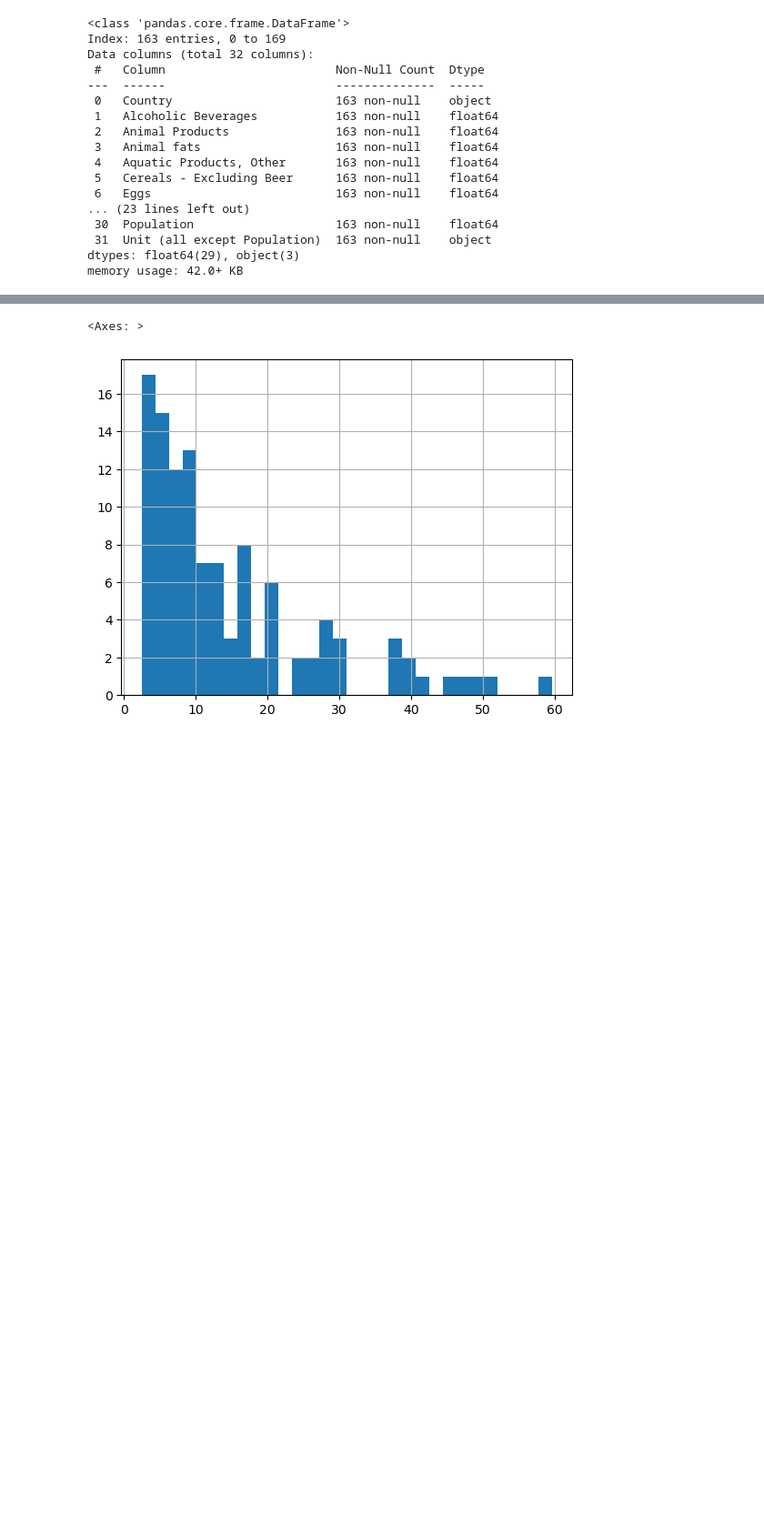
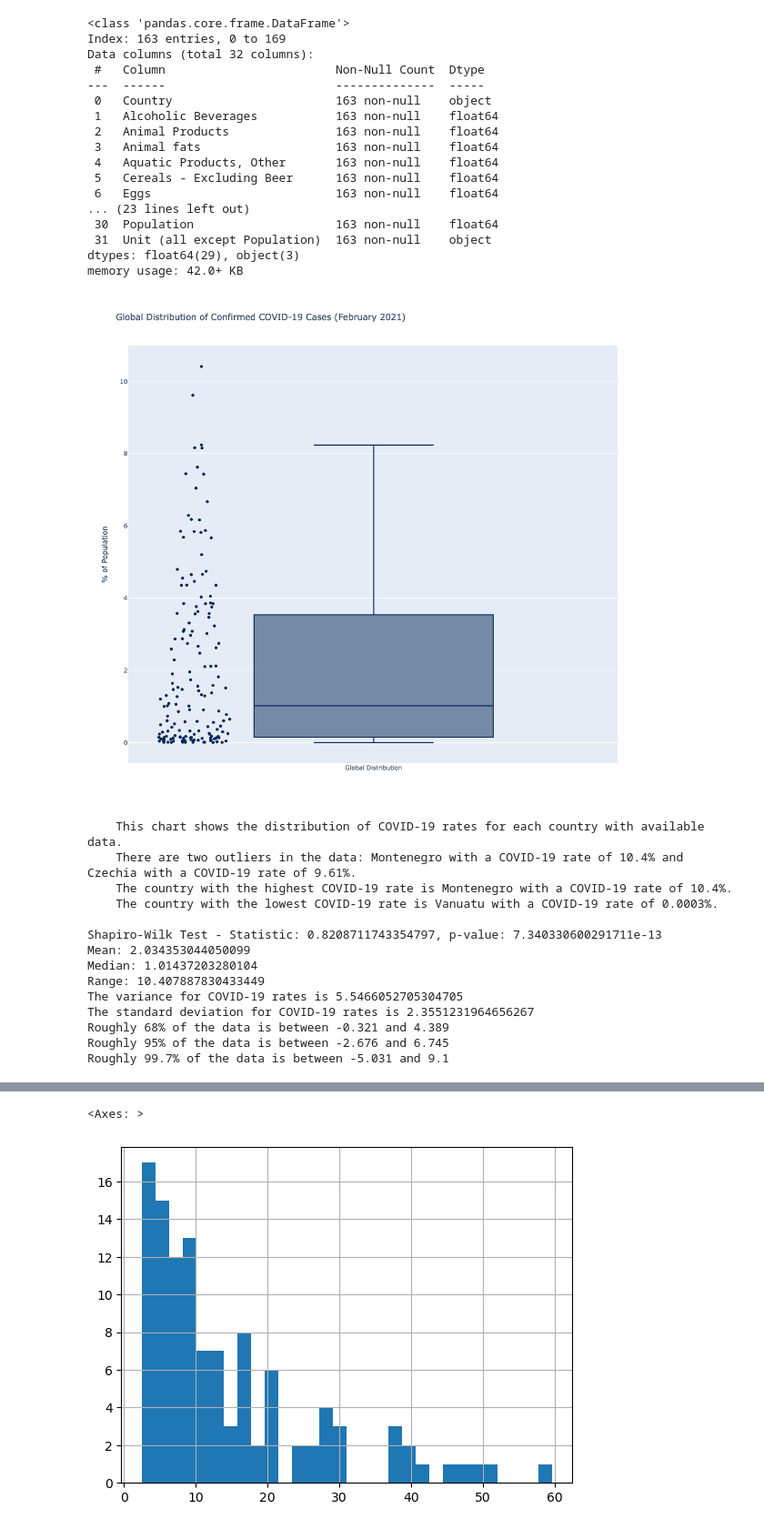
Before and after one commit to Knowmad211/UCB_Project_1, a Jupyter notebook: Anthony_EDA.ipynb, the cells around one changed output, grey strips where cells are left out. Shown at 91% size. Saved outputs shown, nothing was run; the diff lists cells and outputs as text; code cells hidden in the pictures; blank space fills up the shorter version.

Commit message:
Anthony Work
Single variable plots as well as single variable analysis for COVID and Obesity

```diff
--- a/Anthony_EDA.ipynb
+++ b/Anthony_EDA.ipynb
@@ -49,0 +60,68 @@ gaverage_active = fat_data["Active"].mean()
+# %%
+##Analysis of COVID data
+confirmed_fig = go.Figure()
+
+confirmed_fig.add_trace(go.Box(
+    y=confirmed,
+    customdata=fat_data["Country"],
+    boxpoints='all',
+    marker_color='rgb(7,40,89)',
+    line_color='rgb(7,40,89)',
+    hovertemplate='Country: %{customdata}<br>Confirmed %{y}%<br>',
+))
+
+confirmed_fig.update_layout(width=1000, height=1000,
+                  title="Global Distribution of Confirmed COVID-19 Cases (February 2021)",
+                  yaxis_title="% of Population")
+
+confirmed_fig.update_traces(name='Global Distribution')
+
+confirmed_fig.show()
+print("""
+    This chart shows the distribution of COVID-19 rates for each country with available data.
+    There are two outliers in the data: Montenegro with a COVID-19 rate of 10.4% and Czechia with a COVID-19 rate of 9.61%.
+    The country with the highest COVID-19 rate is Montenegro with a COVID-19 rate of 10.4%.
+    The country with the lowest COVID-19 rate is Vanuatu with a COVID-19 rate of 0.0003%.
+    """)
+
+##Normality Test
+shapiro_test_stat, shapiro_p_value = stats.shapiro(confirmed)
+print(f"Shapiro-Wilk Test - Statistic: {shapiro_test_stat}, p-value: {shapiro_p_value}")
+
+##Summary Stats for COVID
+mean_covid = np.mean(confirmed)
+median_covid = np.median(confirmed)
+mode_covid = stats.mode(confirmed)
+range_covid = np.ptp(confirmed)
+
+
+print(f"Mean: {mean_covid}")
+print(f"Median: {median_covid}")
+print(f"Range: {range_covid}")
+
+
+##Calculate the variance and standard deviation for COVID
+var_numpy = np.var(confirmed,ddof = 0)
+sd_numpy = np.std(confirmed,ddof = 0)
+
+print(f"The variance for COVID-19 rates is {var_numpy}")
+print(f"The standard deviation for COVID-19 rates is {sd_numpy}")
+print(f"Roughly 68% of the data is between {round(gaverage_confirmed-sd_numpy,3)} and {round(gaverage_confirmed+sd_numpy,3)}")
+print(f"Roughly 95% of the data is between {round(gaverage_confirmed-2*sd_numpy,3)} and {round(gaverage_confirmed+2*sd_numpy,3)}")
+print(f"Roughly 99.7% of the data is between {round(gaverage_confirmed-3*sd_numpy,3)} and {round(gaverage_confirmed+3*sd_numpy,3)}")
+# %% [output]
+[figure, added]
+    This chart shows the distribution of COVID-19 rates for each country with available data.
+    There are two outliers in the data: Montenegro with a COVID-19 rate of 10.4% and Czechia with a COVID-19 rate of 9.61%.
+    The country with the highest COVID-19 rate is Montenegro with a COVID-19 rate of 10.4%.
+    The country with the lowest COVID-19 rate is Vanuatu with a COVID-19 rate of 0.0003%.
+
+Shapiro-Wilk Test - Statistic: 0.8208711743354797, p-value: 7.340330600291711e-13
+Mean: 2.034353044050099
+Median: 1.01437203280104
+Range: 10.407887830433449
+The variance for COVID-19 rates is 5.5466052705304705
+The standard deviation for COVID-19 rates is 2.3551231964656267
+Roughly 68% of the data is between -0.321 and 4.389
+Roughly 95% of the data is between -2.676 and 6.745
+Roughly 99.7% of the data is between -5.031 and 9.1
```
Also changed, not shown: parts of 11 cells of this notebook, 1 other file.
